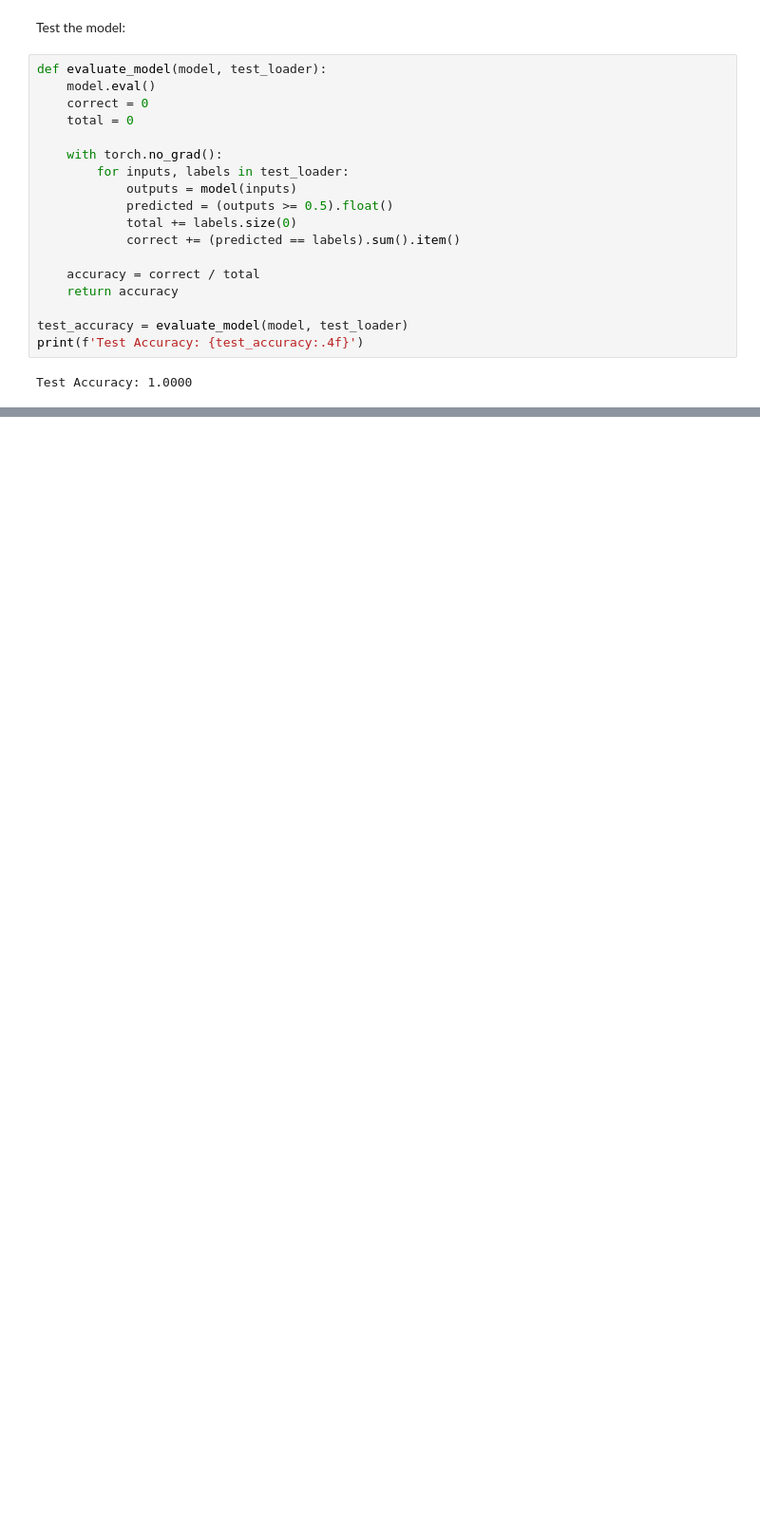
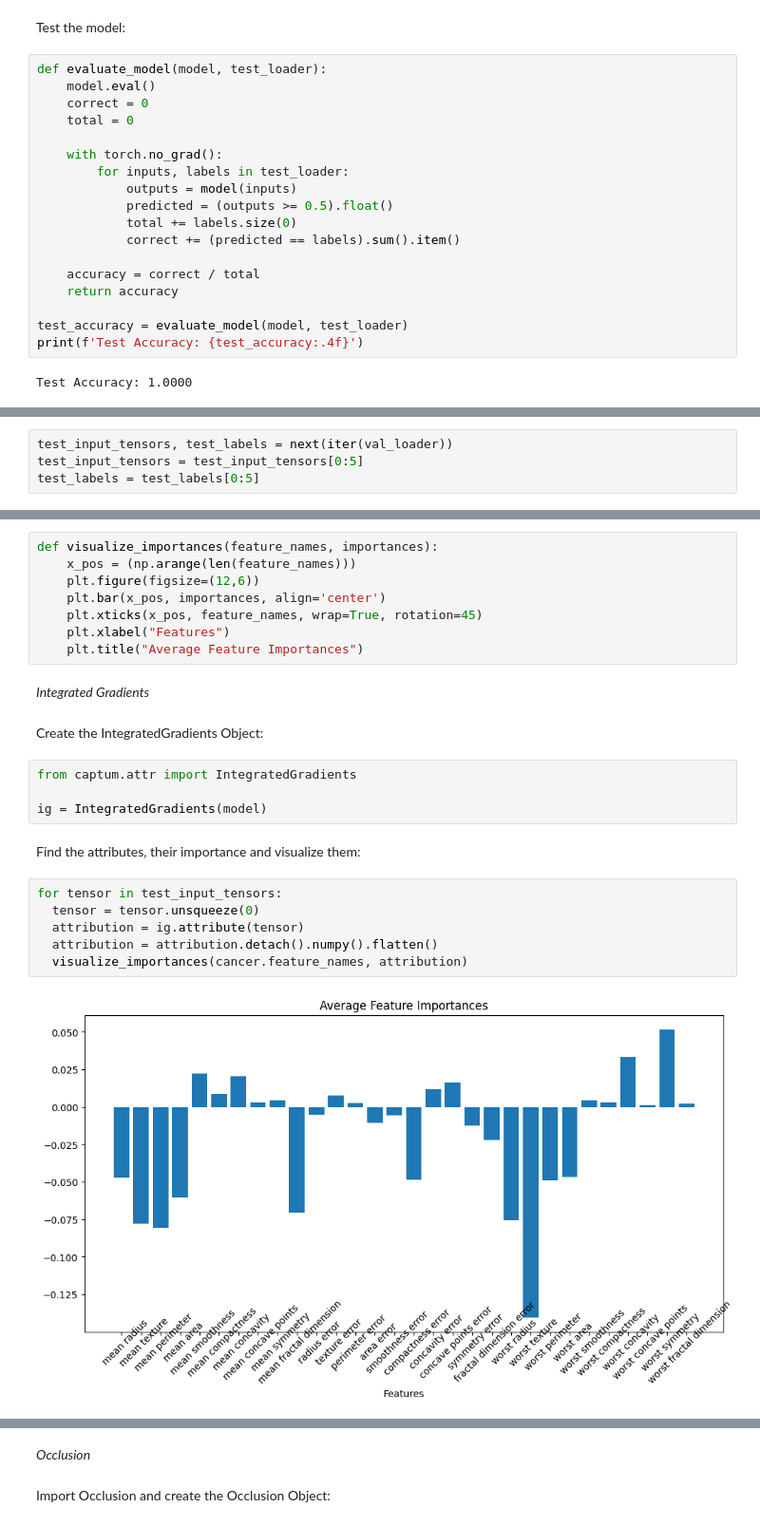
Before and after one commit to Topspinner04/AAI-Project-SS25, a Jupyter notebook: xAI.ipynb, the cells around one changed output, grey strips where cells are left out. Shown at 95% size. Cells and saved outputs as stored; diff of their text form; blank space fills up the shorter version.

```diff
--- a/xAI.ipynb
+++ b/xAI.ipynb
@@ -204,0 +231,4 @@ Test Accuracy: 1.0000
+# %%
+test_input_tensors, test_labels = next(iter(val_loader))
+test_input_tensors = test_input_tensors[0:5]
+test_labels = test_labels[0:5]
@@ -204,0 +237,26 @@ Test Accuracy: 1.0000
+# %%
+def visualize_importances(feature_names, importances):
+    x_pos = (np.arange(len(feature_names)))
+    plt.figure(figsize=(12,6))
+    plt.bar(x_pos, importances, align='center')
+    plt.xticks(x_pos, feature_names, wrap=True, rotation=45)
+    plt.xlabel("Features")
+    plt.title("Average Feature Importances")
+# %% [markdown]
+*Integrated Gradients*
+# %% [markdown]
+Create the IntegratedGradients Object:
+# %%
+from captum.attr import IntegratedGradients
+
+ig = IntegratedGradients(model)
+# %% [markdown]
+Find the attributes, their importance and visualize them:
+# %%
+for tensor in test_input_tensors:
+  tensor = tensor.unsqueeze(0)
+  attribution = ig.attribute(tensor)
+  attribution = attribution.detach().numpy().flatten()
+  visualize_importances(cancer.feature_names, attribution)
+# %% [output]
+[figure, added]
@@ -204,0 +267,4 @@ Test Accuracy: 1.0000
+# %% [markdown]
+*Occlusion*
+# %% [markdown]
+Import Occlusion and create the Occlusion Object:
```
Also changed, not shown: parts of 12 cells of this notebook.
